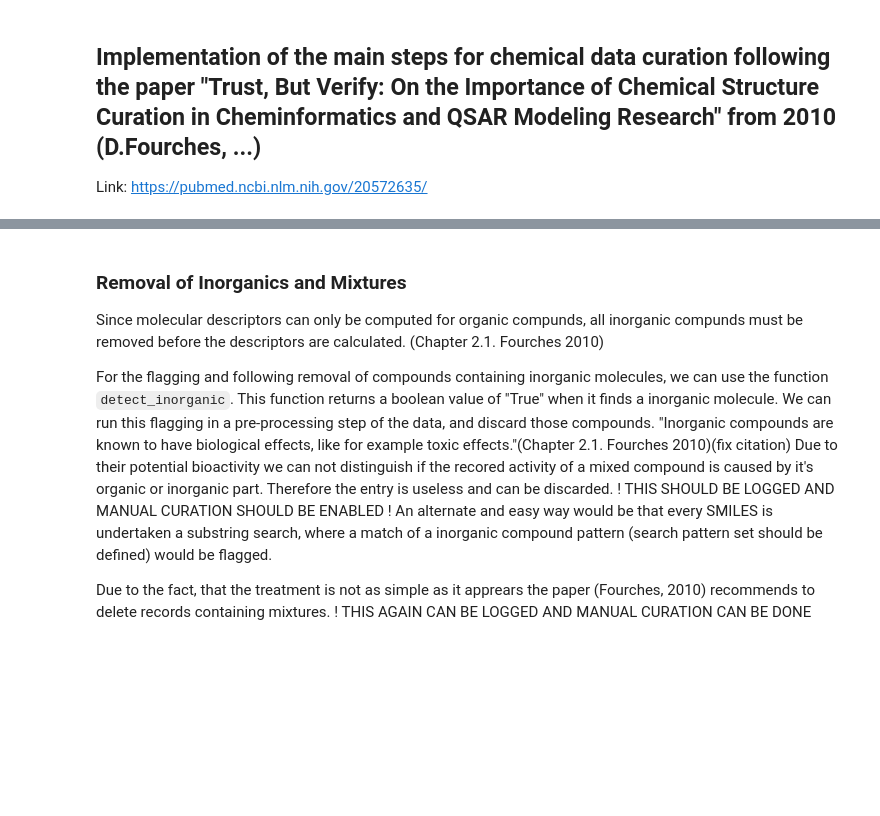
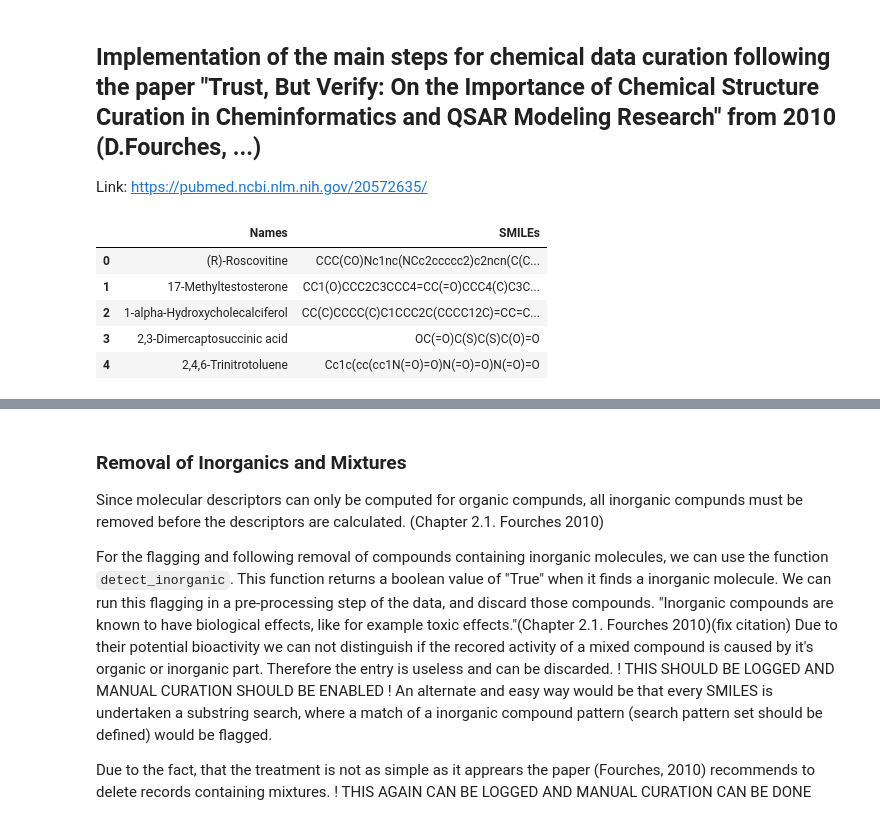
Before and after one commit to volkamerlab/opencadd, a Jupyter notebook: docs/tutorials/standardization.ipynb, the cells around one changed output, grey strips where cells are left out. Drawn from its saved outputs; the diff is of its cells as text; code cells hidden in the pictures; blank space fills up the shorter version.

```diff
--- a/docs/tutorials/standardization.ipynb
+++ b/docs/tutorials/standardization.ipynb
@@ -13,6 +16,17 @@ from opencadd.compounds.standardization import convert_format,remove_fragments,d
 # %%
-# INITIAL LIST OF SMILES
-# import test smiles dataset
+# optional test-SMILEs
+
 test_smiles = "NC(CC(=O)O)C(=O)[O-].O.O.[Na+]"
 test_smiles2 = "C(C(=O)[O-])(Cc1n[n-]nn1)(C[NH3+])(C[N+](=O)[O-])"
 test_smiles3= "CN(C)C.Cl.Cl.Br"
+
+# test-dataset with
+dataset = pd.read_csv (r'/home/allen/dev/utility/data/test_dataset.csv')
+dataset.head()
+# %% [output]
+|  | Names | SMILEs |
+| 0 | (R)-Roscovitine | CCC(CO)Nc1nc(NCc2ccccc2)c2ncn(C(C... |
+| 1 | 17-Methyltestosterone | CC1(O)CCC2C3CCC4=CC(=O)CCC4(C)C3C... |
+| 2 | 1-alpha-Hydroxycholecalciferol | CC(C)CCCC(C)C1CCC2C(CCCC12C)=CC=C... |
+| 3 | 2,3-Dimercaptosuccinic acid | OC(=O)C(S)C(S)C(O)=O |
+| 4 | 2,4,6-Trinitrotoluene | Cc1c(cc(cc1N(=O)=O)N(=O)=O)N(=O)=O |
```
Also changed, not shown: parts of 7 cells of this notebook.
